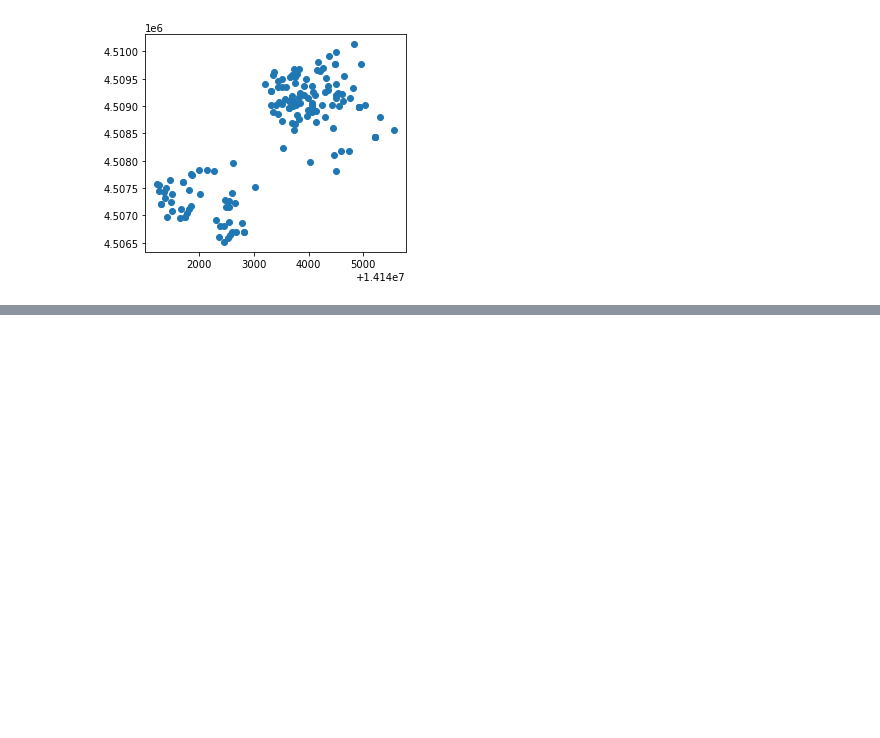
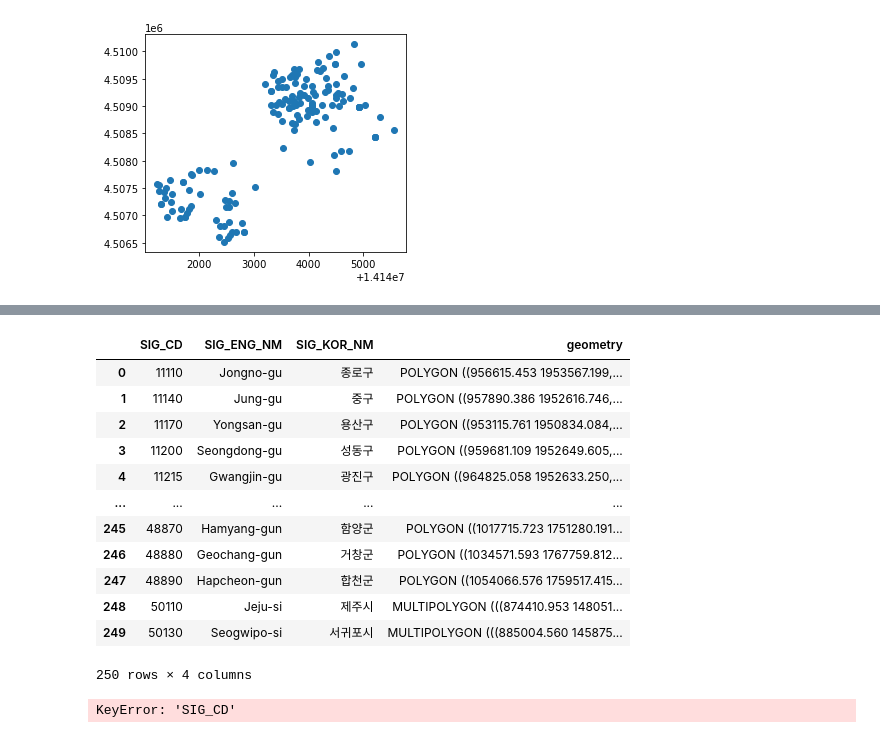
Before and after one commit to shawnbae/data-visualization, a Jupyter notebook: plotly/plotly_korea_CCTV_map.ipynb, the cells around one changed output, grey strips where cells are left out. Cells and saved outputs as stored; diff of their text form; code cells hidden in the pictures; blank space fills up the shorter version.

```diff
--- a/plotly/plotly_korea_CCTV_map.ipynb
+++ b/plotly/plotly_korea_CCTV_map.ipynb
@@ -65,0 +121,6 @@ gdf_cctv3.plot()
+# %%
+#좌표 범위를 벗어나는 데이터를 제외하기 위해 행정구역 공간데이터 로딩
+# dbf, prh, shp, shx 파일이 같은 경로에 있어야 함
+gdf_admin_gu_pg = gpd.read_file('../dataset/SIG.shp', encoding='euc-kr')
+#euc-kr, euckr, utf-8, cp949 중 선택
+gdf_admin_gu_pg.crs
@@ -65,0 +141,3 @@ gdf_cctv3.plot()
+# %%
+gdf_admin_gu_pg.crs = "epsg:5179"
+gdf_admin_gu_pg.crs
@@ -65,0 +159,16 @@ gdf_cctv3.plot()
+# %%
+gdf_admin_gu_pg
+# %% [output]
+|  | SIG_CD | SIG_ENG_NM | SIG_KOR_NM | geometry |
+| 0 | 11110 | Jongno-gu | 종로구 | POLYGON ((956615.453 1953567.199,... |
+| 1 | 11140 | Jung-gu | 중구 | POLYGON ((957890.386 1952616.746,... |
+| 2 | 11170 | Yongsan-gu | 용산구 | POLYGON ((953115.761 1950834.084,... |
+| 3 | 11200 | Seongdong-gu | 성동구 | POLYGON ((959681.109 1952649.605,... |
+| 4 | 11215 | Gwangjin-gu | 광진구 | POLYGON ((964825.058 1952633.250,... |
+| ... | ... | ... | ... | ... |
+| 245 | 48870 | Hamyang-gun | 함양군 | POLYGON ((1017715.723 1751280.191... |
+| 246 | 48880 | Geochang-gun | 거창군 | POLYGON ((1034571.593 1767759.812... |
+| 247 | 48890 | Hapcheon-gun | 합천군 | POLYGON ((1054066.576 1759517.415... |
+| 248 | 50110 | Jeju-si | 제주시 | MULTIPOLYGON (((874410.953 148051... |
+| 249 | 50130 | Seogwipo-si | 서귀포시 | MULTIPOLYGON (((885004.560 145875... |
+250 rows × 4 columns
@@ -65,0 +177,4 @@ gdf_cctv3.plot()
+# %%
+gdf_admin_gu_pg2['SIG_CD'] = gdf_admin_gu_pg2['SIG_CD'].astype(str)
+# %% [output]
+KeyError: 'SIG_CD'
```
Also changed, not shown: parts of 12 cells of this notebook.
